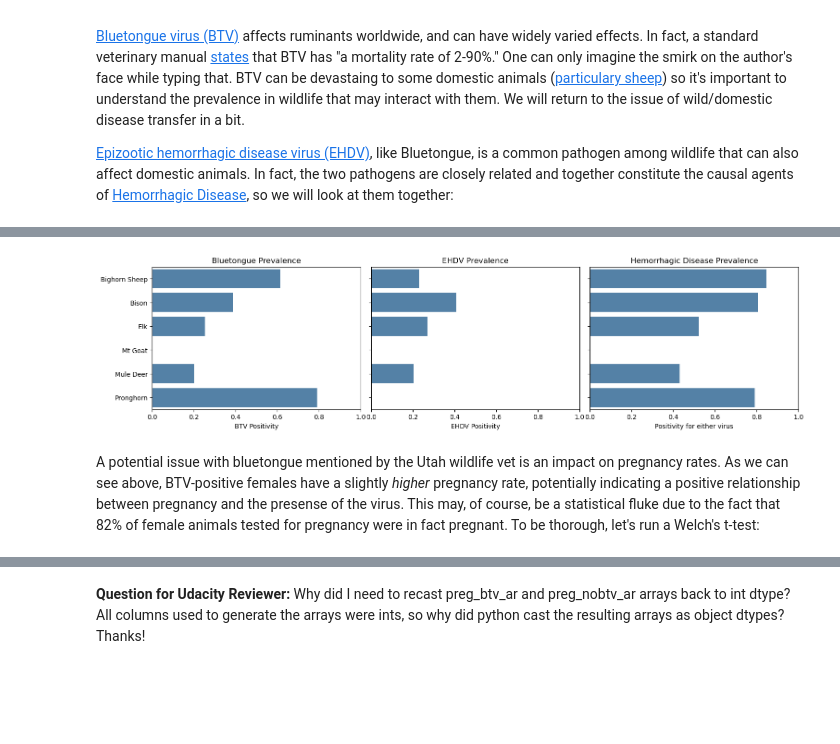
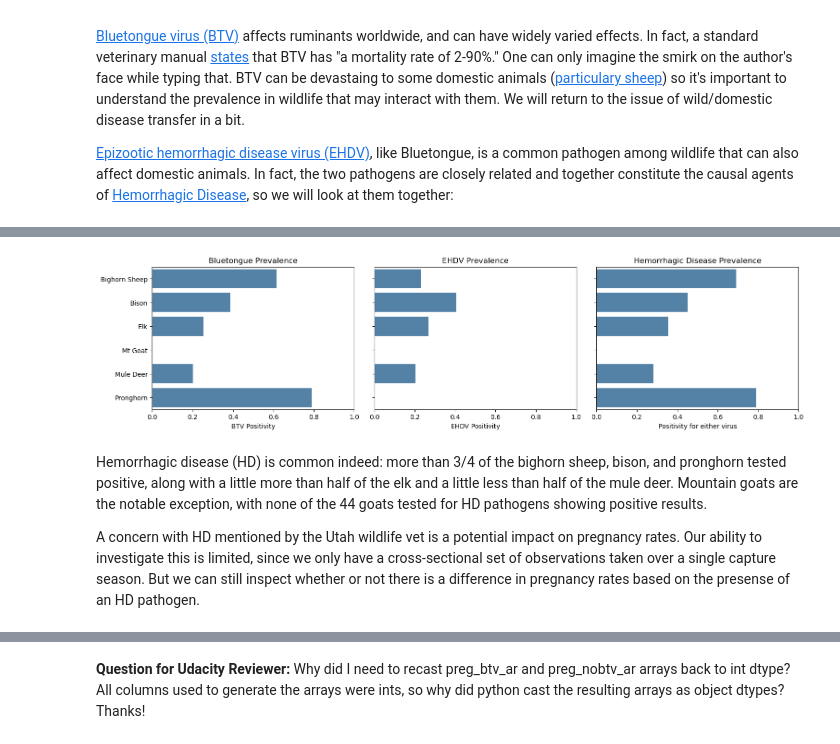
Before and after one commit to epistemetrica/utah_dwr_python, a Jupyter notebook: wildlife_disease.ipynb, the cells around one changed output, grey strips where cells are left out. Drawn from its saved outputs; the diff is of its cells as text; code cells hidden in the pictures; blank space fills up the shorter version.

```diff
--- a/wildlife_disease.ipynb
+++ b/wildlife_disease.ipynb
@@ -445,4 +445,5 @@ ehdv_prev_df = ehdv_df.drop(columns='sample_id').groupby('species', as_index=Fal
 #combined prevalence df
 hd_df = btv_df.merge(ehdv_df[['sample_id', 'ehdv_result']], how='inner', on='sample_id')
 hd_df['hd_result'] = hd_df.ehdv_result + hd_df.bluetongue_result
+hd_df.hd_result = hd_df.hd_result.apply(lambda row: 1 if row >= 1 else 0)
 hd_prev_df = hd_df.drop(columns='sample_id').groupby('species', as_index=False).mean()
@@ -449,20 +461,20 @@ hd_prev_df = hd_df.drop(columns='sample_id').groupby('species', as_index=False).
 # %%
 #barplot BTV and EHDV by species
 fig, ax = plt.subplots(nrows=1, ncols=3, figsize=(18,4))
-plt.subplots_adjust(wspace=0.05)
+plt.subplots_adjust(wspace=0.1)
 
 p1 = sns.barplot(data=btv_prev_df, x='bluetongue_result', y='species', color='steelblue', ax=ax[0]);
 p1.set(ylabel='', xlabel='BTV Positivity', title= 'Bluetongue Prevalence');
 p1.set_xlim(0,1);
 
 p2 = sns.barplot(data=ehdv_prev_df, x='ehdv_result', y='species', color='steelblue', ax=ax[1])
 p2.set(ylabel='', xlabel='EHDV Positivity', title='EHDV Prevalence');
 p2.set_xlim(0,1);
 p2.set_yticklabels([None]*6);
 
 p3 = sns.barplot(data=hd_prev_df, x='hd_result', y='species', color='steelblue', ax=ax[2]);
 p3.set(ylabel='', xlabel='Positivity for either virus', title='Hemorrhagic Disease Prevalence');
 p3.set_xlim(0,1);
 p3.set_yticklabels([None]*6);
 # %% [output]
-[figure, old version]
+[figure, new version]
@@ -480,2 +481,4 @@ p.set_xlim(0,1);
-# %% [markdown]
-A potential issue with bluetongue mentioned by the Utah wildlife vet is an impact on pregnancy rates. As we can see above, BTV-positive females have a slightly *higher* pregnancy rate, potentially indicating a positive relationship between pregnancy and the presense of the virus. This may, of course, be a statistical fluke due to the fact that 82% of female animals tested for pregnancy were in fact pregnant. To be thorough, let's run a Welch's t-test:
+# %% [markdown]
+Hemorrhagic disease (HD) is common indeed: more than 3/4 of the bighorn sheep, bison, and pronghorn tested positive, along with a little more than half of the elk and a little less than half of the mule deer. Mountain goats are the notable exception, with none of the 44 goats tested for HD pathogens showing positive results.
+
+A concern with HD mentioned by the Utah wildlife vet is a potential impact on pregnancy rates. Our ability to investigate this is limited, since we only have a cross-sectional set of observations taken over a single capture season. But we can still inspect whether or not there is a difference in pregnancy rates based on the presense of an HD pathogen.
```
Also changed, not shown: parts of 11 cells of this notebook.
